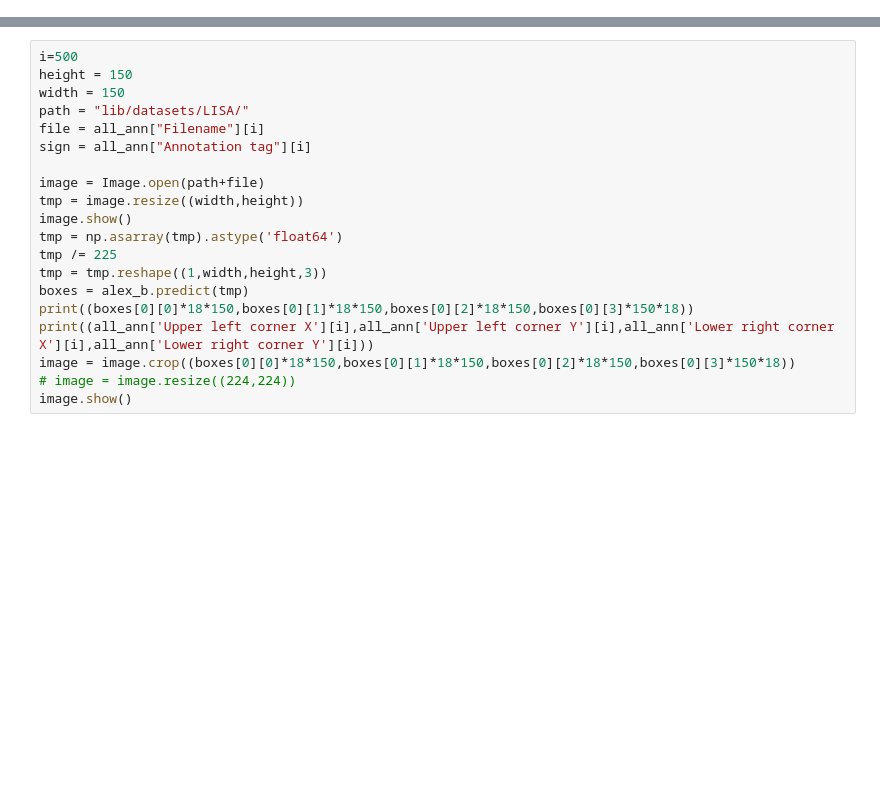
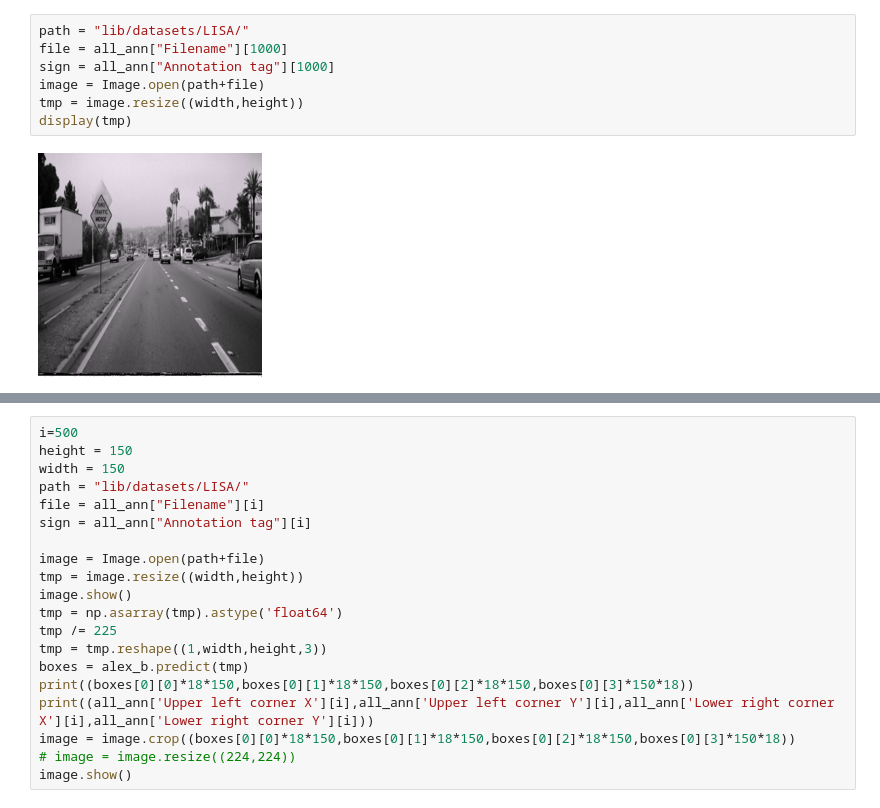
Before and after one commit to dokeefemain/AlphaSign, a Jupyter notebook: TrainBB.ipynb, the cells around one changed output, grey strips where cells are left out. Cells and saved outputs as stored; diff of their text form; blank space fills up the shorter version.

```diff
--- a/TrainBB.ipynb
+++ b/TrainBB.ipynb
@@ -13,0 +522,9 @@ alex_b = tf.keras.models.load_model('App/lib/models/alex_bb')
+# %%
+path = "lib/datasets/LISA/"
+file = all_ann["Filename"][1000]
+sign = all_ann["Annotation tag"][1000]
+image = Image.open(path+file)
+tmp = image.resize((width,height))
+display(tmp)
+# %% [output]
+[figure, added]
```
Also changed, not shown: parts of 34 cells of this notebook, 6 other files.
